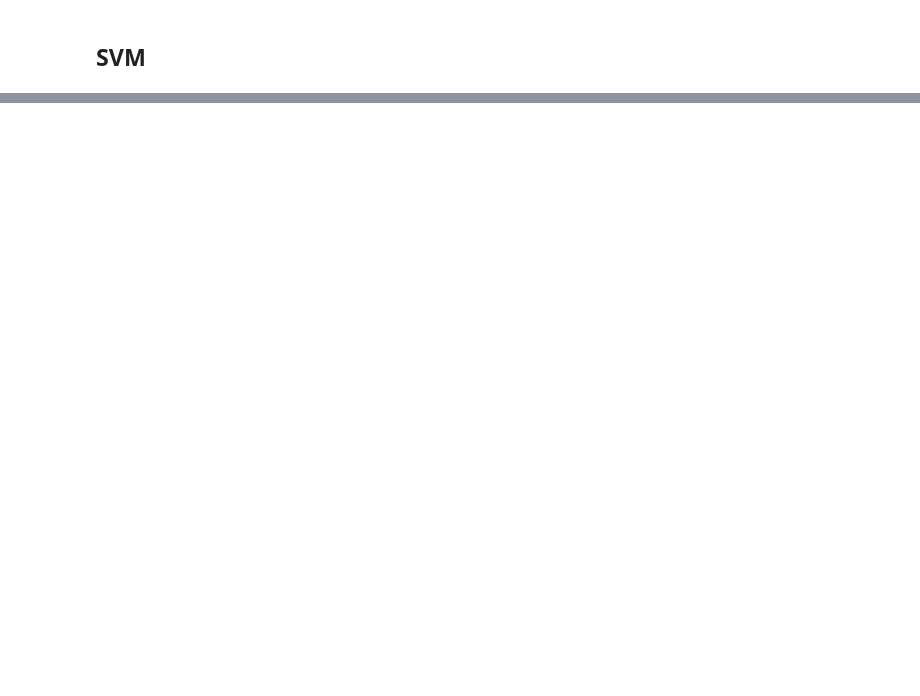
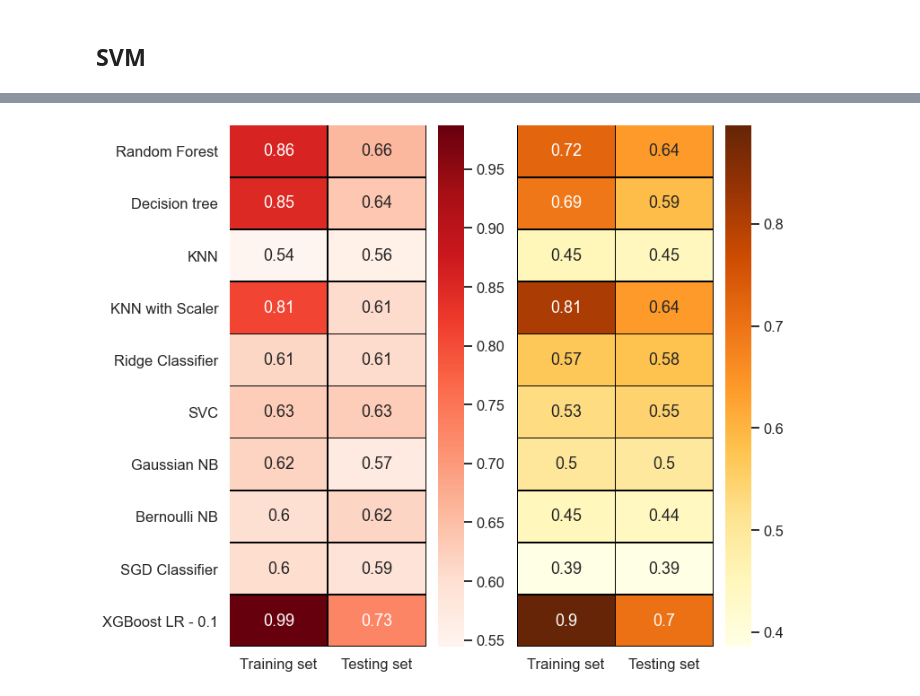
Before and after one commit to infoshareacademy/jdszr2-DataResearchers, a Jupyter notebook: ML/main.ipynb, the cells around one changed output, grey strips where cells are left out. Cells and saved outputs as stored; diff of their text form; code cells hidden in the pictures; blank space fills up the shorter version.

```diff
--- a/ML/main.ipynb
+++ b/ML/main.ipynb
@@ -245,5 +374,9 @@ from sklearn.svm import LinearSVC
 
 svc_cls_red = LinearSVC(max_iter=10000)
 svc_cls_red.fit(train_x_red,train_y_red)
-svc_cls_red.score(test_x_red,test_y_red)
+print(svc_cls_red.score(test_x_red,test_y_red),svc_cls_red.score(train_x_red,train_y_red))
+
+svc_cls_white = LinearSVC(max_iter=10000)
+svc_cls_white.fit(train_x_white,train_y_white)
+print(svc_cls_white.score(test_x_white,test_y_white),svc_cls_white.score(train_x_white,train_y_white))
 # %% [output]
@@ -251,7 +385,11 @@ svc_cls_red.score(test_x_red,test_y_red)
 # %%
 from sklearn.neighbors import KNeighborsClassifier
 
-knc_red = KNeighborsClassifier(n_neighbors=6,weights="distance",algorithm="ball_tree",leaf_size=100)
+knc_red = KNeighborsClassifier(n_neighbors=3,weights="distance",algorithm="ball_tree",leaf_size=100)
 knc_red.fit(train_x_red,train_y_red)
-knc_red.score(test_x_red,test_y_red)
+print(knc_red.score(test_x_red,test_y_red),knc_red.score(test_x_red,test_y_red))
+
+knc_white = KNeighborsClassifier(n_neighbors=3,weights="distance",algorithm="ball_tree",leaf_size=100)
+knc_white.fit(train_x_white,train_y_white)
+print(knc_white.score(test_x_white,test_y_white),knc_white.score(test_x_white,test_y_white))
 # %% [output]
@@ -318,0 +458,32 @@ plt.show()
+# %%
+rows_df = ["Random Forest","Decision tree","KNN","KNN with Scaler","Ridge Classifier","SVC","Gaussian NB","Bernoulli NB","SGD Classifier","XGBoost"]
+columns = ["Training set","Testing set"]
+
+magic_dict_1={
+    "Training set":[rf_classifier_white.score(train_x_white,train_y_white),decision_tree_white.score(train_x_white,train_y_white),knn_white.score(train_x_white,train_y_white),knn_pipeline_white.score(train_x_white,train_y_white),rdg_classifier_white.score(train_x_white,train_y_white),svc_cls_white.score(train_x_white,train_y_white),gnb_white.score(train_x_white,train_y_white),brn_white.score(train_x_white,train_y_white),sgd_white.score(train_x_white,train_y_white),xgb_white.score(train_x_white,train_y_white)],
+    "Testing set":[rf_classifier_white.score(test_x_white,test_y_white),decision_tree_white.score(test_x_white,test_y_white),knn_white.score(test_x_white,test_y_white),knn_pipeline_white.score(test_x_white,test_y_white),rdg_classifier_white.score(test_x_white,test_y_white),svc_cls_white.score(test_x_white,test_y_white),gnb_white.score(test_x_white,test_y_white),brn_white.score(test_x_white,test_y_white),sgd_white.score(test_x_white,test_y_white),xgb_white.score(test_x_white,test_y_white)]
+}
+
+magic_dict_2={
+    "Training set":[rf_classifier_red.score(train_x_red,train_y_red),decision_tree_red.score(train_x_red,train_y_red),knn_red.score(train_x_red,train_y_red),knn_pipeline_red.score(train_x_red,train_y_red),rdg_classifier_red.score(train_x_red,train_y_red),svc_cls_red.score(train_x_red,train_y_red),gnb_red.score(train_x_red,train_y_red),brn_red.score(train_x_red,train_y_red),sgd_red.score(train_x_red,train_y_red),xgb_red.score(train_x_red,train_y_red)],
+    "Testing set":[rf_classifier_red.score(test_x_red,test_y_red),decision_tree_red.score(test_x_red,test_y_red),knn_red.score(test_x_red,test_y_red),knn_pipeline_red.score(test_x_red,test_y_red),rdg_classifier_red.score(test_x_red,test_y_red),svc_cls_red.score(test_x_red,test_y_red),gnb_red.score(test_x_red,test_y_red),brn_red.score(test_x_red,test_y_red),sgd_red.score(test_x_red,test_y_red),xgb_red.score(test_x_red,test_y_red)]
+}
+# %%
+df_red = pd.DataFrame(data=magic_dict_2,columns=columns)
+df_red.index = ["Random Forest","Decision tree","KNN","KNN with Scaler","Ridge Classifier","SVC","Gaussian NB","Bernoulli NB","SGD Classifier","XGBoost LR - 0.1"]
+df_white = pd.DataFrame(data=magic_dict_1,columns=columns)
+df_white.index = ["Random Forest","Decision tree","KNN","KNN with Scaler","Ridge Classifier","SVC","Gaussian NB","Bernoulli NB","SGD Classifier","XGBoost LR - 0.1"]
+# %%
+sns.set_context("talk")
+sns.color_palette("dark")
+
+f,(ax1,ax2) = plt.subplots(1,2,sharey=True)
+g1 = sns.heatmap(df_red, annot=True,linewidths=.5,cmap="Reds",cbar=True,ax=ax1,linecolor="black")
+g1.set_ylabel('')
+g1.set_xlabel('')
+g2 = sns.heatmap(df_white, annot=True,linewidths=.5,cmap="YlOrBr",cbar=True,ax=ax2,linecolor="black")
+g2.set_ylabel('')
+g2.set_xlabel('')
+f.tight_layout()
+# %% [output]
+[figure, added]
```
Also changed, not shown: parts of 18 cells of this notebook.
